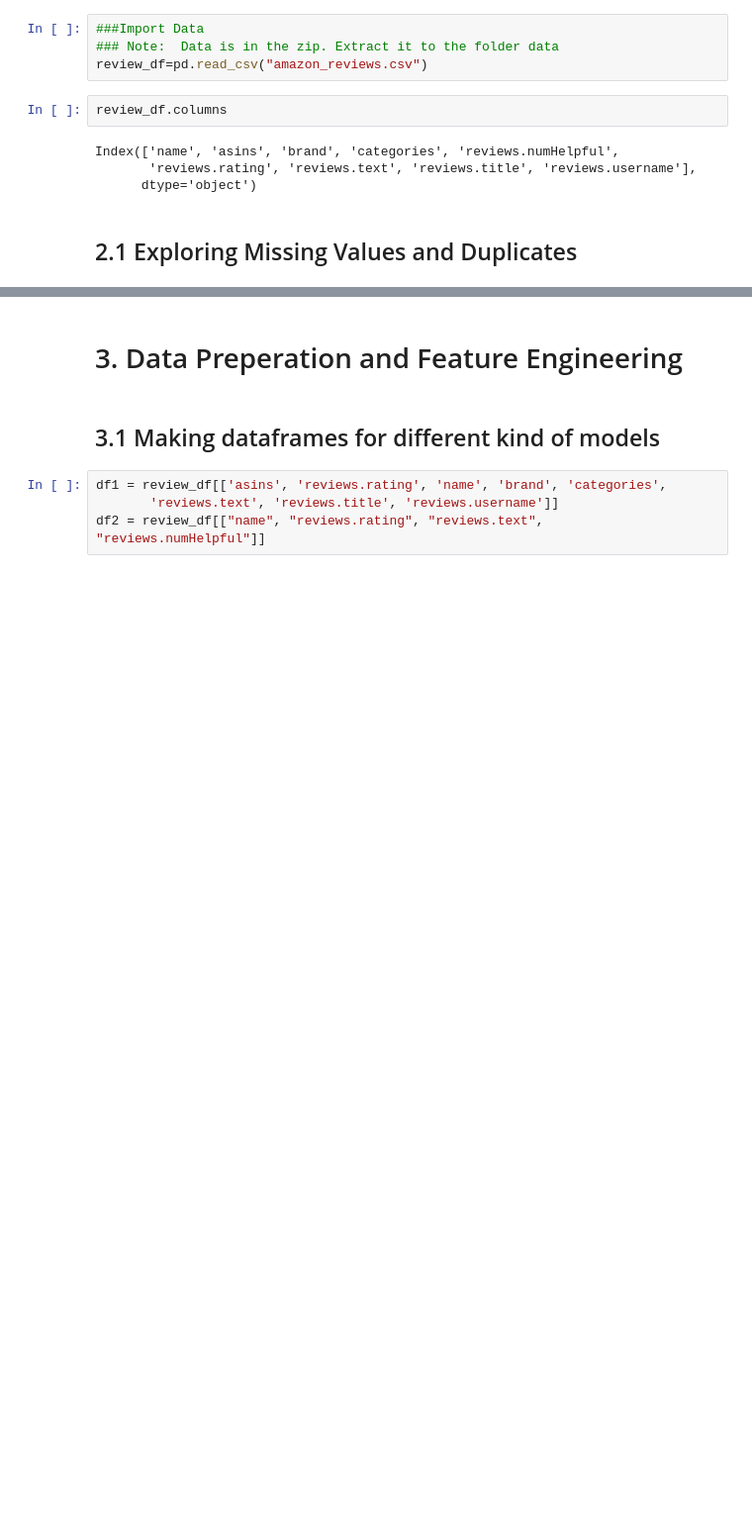
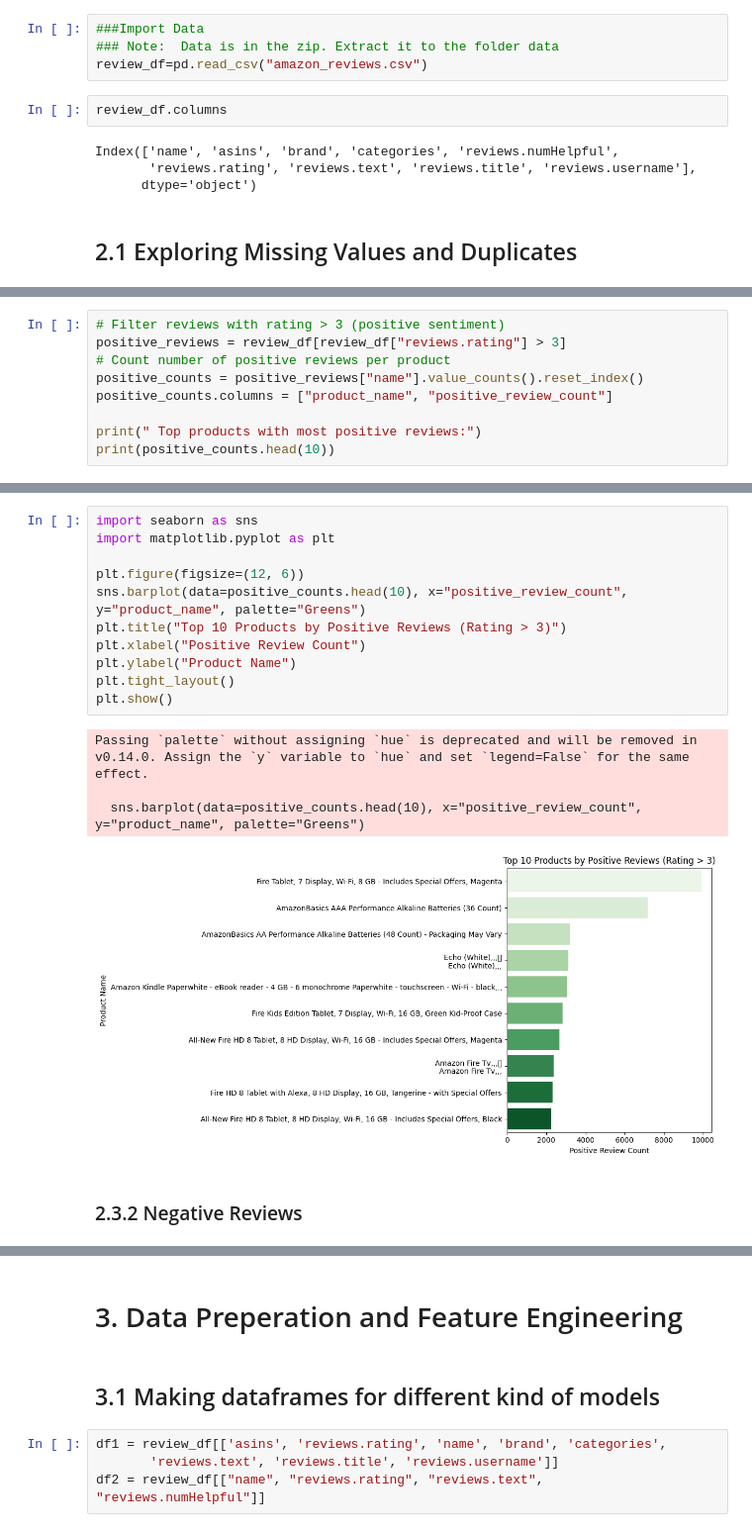
Before and after one commit to monish-yarapathineni/AAI-510-Team-Project, a Jupyter notebook: Final_Project_Section1_Team1.ipynb, the cells around one changed output, grey strips where cells are left out. Shown: that part at 99% size. Saved outputs shown, nothing was run; the diff lists cells and outputs as text; blank space fills up the shorter version.

```diff
--- a/Final_Project_Section1_Team1.ipynb
+++ b/Final_Project_Section1_Team1.ipynb
@@ -37,0 +178,9 @@ Index(['name', 'asins', 'brand', 'categories', 'reviews.numHelpful',
+# %%
+# Filter reviews with rating > 3 (positive sentiment)
+positive_reviews = review_df[review_df["reviews.rating"] > 3]
+# Count number of positive reviews per product
+positive_counts = positive_reviews["name"].value_counts().reset_index()
+positive_counts.columns = ["product_name", "positive_review_count"]
+
+print(" Top products with most positive reviews:")
+print(positive_counts.head(10))
@@ -37,0 +200,18 @@ Index(['name', 'asins', 'brand', 'categories', 'reviews.numHelpful',
+# %%
+import seaborn as sns
+import matplotlib.pyplot as plt
+
+plt.figure(figsize=(12, 6))
+sns.barplot(data=positive_counts.head(10), x="positive_review_count", y="product_name", palette="Greens")
+plt.title("Top 10 Products by Positive Reviews (Rating > 3)")
+plt.xlabel("Positive Review Count")
+plt.ylabel("Product Name")
+plt.tight_layout()
+plt.show()
+# %% [output]
+Passing `palette` without assigning `hue` is deprecated and will be removed in v0.14.0. Assign the `y` variable to `hue` and set `legend=False` for the same effect.
+
+  sns.barplot(data=positive_counts.head(10), x="positive_review_count", y="product_name", palette="Greens")
+[figure, added]
+# %% [markdown]
+### 2.3.2 Negative Reviews
```
Also changed, not shown: parts of 76 cells of this notebook, 1 other file.
